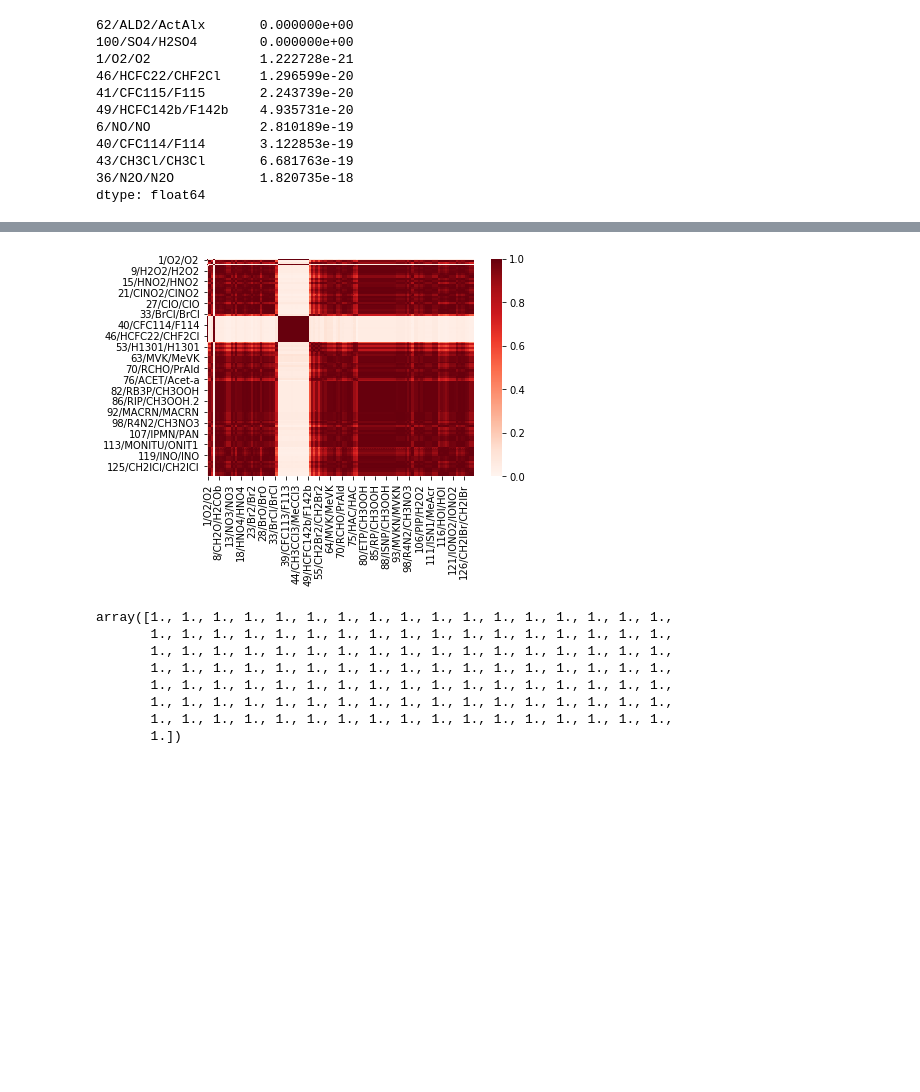
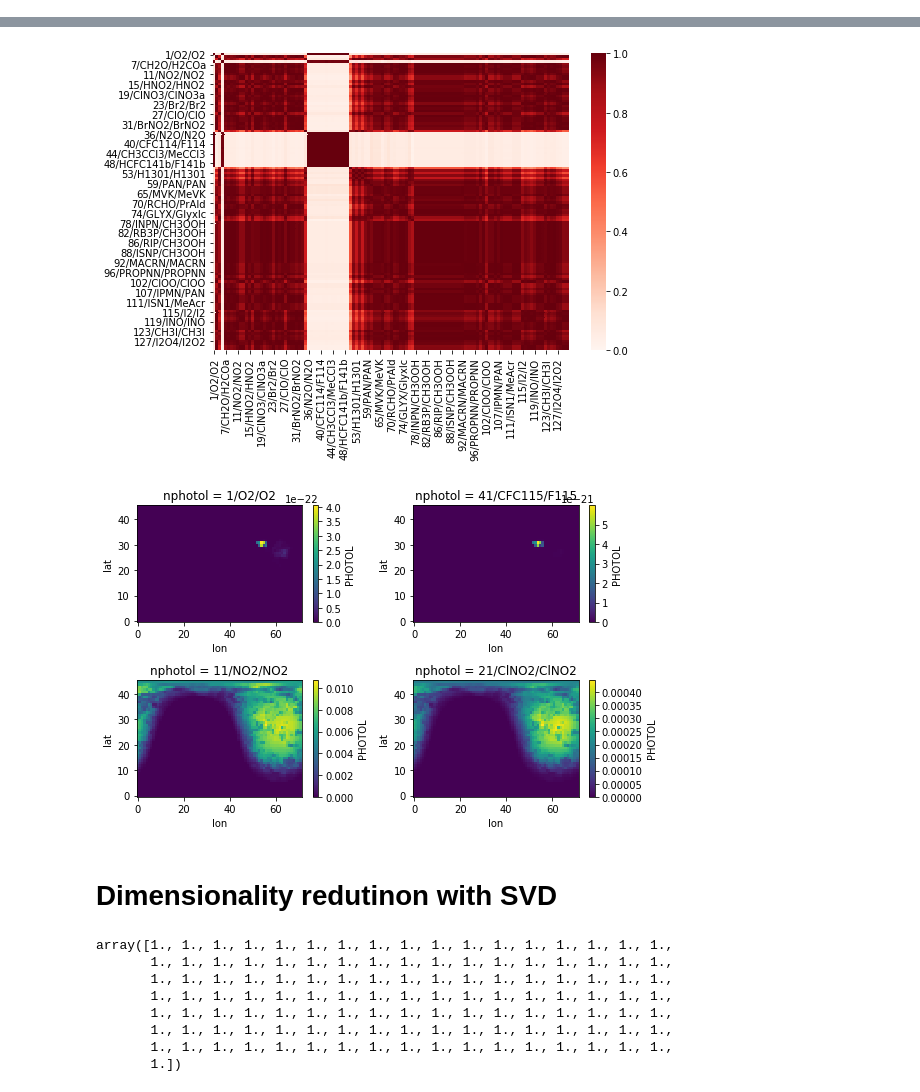
Before and after one commit to JiaweiZhuang/train_KPP, a Jupyter notebook: SVD_jvals.ipynb, the cells around one changed output, grey strips where cells are left out. Drawn from its saved outputs; the diff is of its cells as text; code cells hidden in the pictures; blank space fills up the shorter version.

```diff
--- a/SVD_jvals.ipynb
+++ b/SVD_jvals.ipynb
@@ -30,14 +89,0 @@ df_jval.describe()
-# %%
-df_jval.std().nsmallest(10)
-# %% [output]
-62/ALD2/ActAlx       0.000000e+00
-100/SO4/H2SO4        0.000000e+00
-1/O2/O2              1.222728e-21
-46/HCFC22/CHF2Cl     1.296599e-20
-41/CFC115/F115       2.243739e-20
-49/HCFC142b/F142b    4.935731e-20
-6/NO/NO              2.810189e-19
-40/CFC114/F114       3.122853e-19
-43/CH3Cl/CH3Cl       6.681763e-19
-36/N2O/N2O           1.820735e-18
-dtype: float64
@@ -47,5 +90,6 @@ df_jval.drop(['62/ALD2/ActAlx', '100/SO4/H2SO4'], axis=1, inplace=True)
 # %%
-%%time
-df_jval_corr = df_jval.corr()
+plt.figure(figsize=[8, 6])
 sns.heatmap(df_jval_corr, vmin=0, vmax=1, cmap='Reds')
+plt.tight_layout()
+plt.savefig('jvals_corr.png', dpi=200)
 # %% [output]
@@ -54,4 +96,16 @@ Wall time: 1.59 s
-[figure, old version]
+[figure, new version]
+# %%
+fig, axes = plt.subplots(2, 2, figsize=[8, 5])
+ds['PHOTOL'][0,:,:,0].plot(ax=axes[0,0])
+ds['PHOTOL'][0,:,:,40].plot(ax=axes[0,1])
+ds['PHOTOL'][0,:,:,10].plot(ax=axes[1,0])
+ds['PHOTOL'][0,:,:,20].plot(ax=axes[1,1])
+fig.tight_layout()
+fig.savefig('jvals_spatial.png', dpi=200)
+# %% [output]
+[figure, added]
+# %% [markdown]
+# Dimensionality redutinon with SVD
 # %%
 scaler = StandardScaler()
 # %%
```
Also changed, not shown: parts of 34 cells of this notebook.
